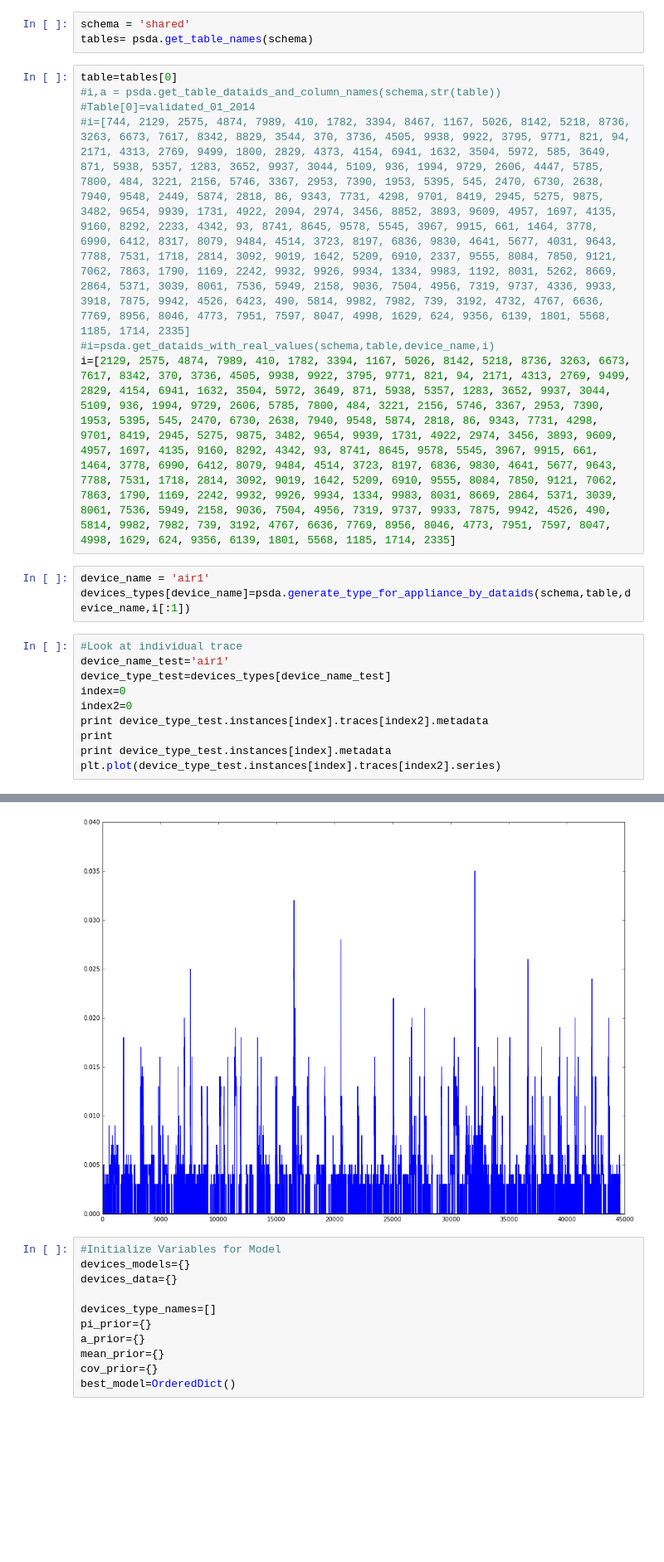
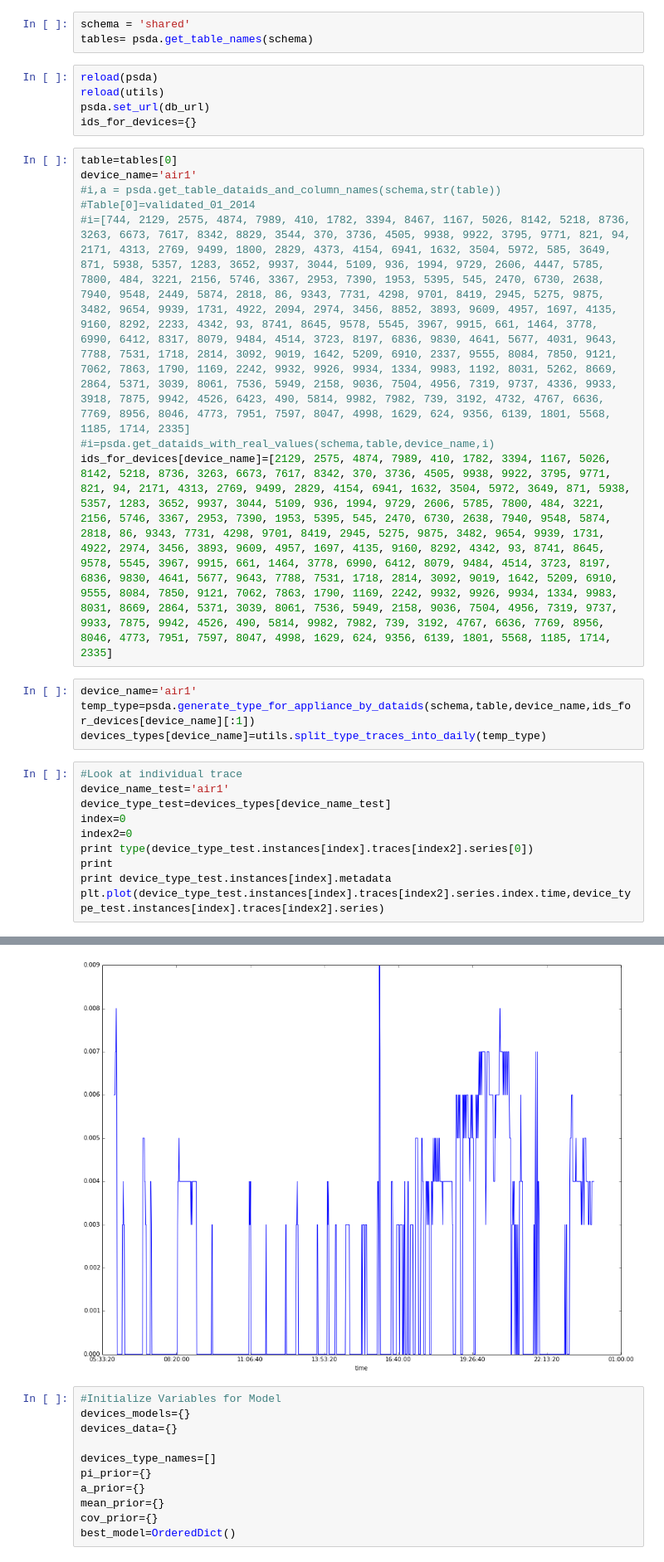
Before and after one commit to dssg/wikienergy, a Jupyter notebook: proto/FHMM/FHMM_Pecan_Street.ipynb, the cells around one changed output, grey strips where cells are left out. Shown: that part at 83% size. Saved outputs shown, nothing was run; the diff lists cells and outputs as text; blank space fills up the shorter version.

Commit message:
changed utils
Former-commit-id: a23ff81d97936953ad68ea25ef725251367cbcf7
Former-commit-id: 2041e68038db2c919caa7584c44b484377a47ad3
Former-commit-id: 34f6073232b7c23dcca77b09b1039863c5cff56c

```diff
--- a/proto/FHMM/FHMM_Pecan_Street.ipynb
+++ b/proto/FHMM/FHMM_Pecan_Street.ipynb
@@ -243,24 +242,31 @@ psda.set_url(db_url)
 # %%
 schema = 'shared'
 tables= psda.get_table_names(schema)
+# %%
+reload(psda)
+reload(utils)
+psda.set_url(db_url)
+ids_for_devices={}
 # %%
 table=tables[0]
+device_name='air1'
 #i,a = psda.get_table_dataids_and_column_names(schema,str(table))
 #Table[0]=validated_01_2014
 #i=[744, 2129, 2575, 4874, 7989, 410, 1782, 3394, 8467, 1167, 5026, 8142, 5218, 8736, 3263, 6673, 7617, 8342, 8829, 3544, 370, 3736, 4505, 9938, 9922, 3795, 9771, 821, 94, 2171, 4313, 2769, 9499, 1800, 2829, 4373, 4154, 6941, 1632, 3504, 5972, 585, 3649, 871, 5938, 5357, 1283, 3652, 9937, 3044, 5109, 936, 1994, 9729, 2606, 4447, 5785, 7800, 484, 3221, 2156, 5746, 3367, 2953, 7390, 1953, 5395, 545, 2470, 6730, 2638, 7940, 9548, 2449, 5874, 2818, 86, 9343, 7731, 4298, 9701, 8419, 2945, 5275, 9875, 3482, 9654, 9939, 1731, 4922, 2094, 2974, 3456, 8852, 3893, 9609, 4957, 1697, 4135, 9160, 8292, 2233, 4342, 93, 8741, 8645, 9578, 5545, 3967, 9915, 661, 1464, 3778, 6990, 6412, 8317, 8079, 9484, 4514, 3723, 8197, 6836, 9830, 4641, 5677, 4031, 9643, 7788, 7531, 1718, 2814, 3092, 9019, 1642, 5209, 6910, 2337, 9555, 8084, 7850, 9121, 7062, 7863, 1790, 1169, 2242, 9932, 9926, 9934, 1334, 9983, 1192, 8031, 5262, 8669, 2864, 5371, 3039, 8061, 7536, 5949, 2158, 9036, 7504, 4956, 7319, 9737, 4336, 9933, 3918, 7875, 9942, 4526, 6423, 490, 5814, 9982, 7982, 739, 3192, 4732, 4767, 6636, 7769, 8956, 8046, 4773, 7951, 7597, 8047, 4998, 1629, 624, 9356, 6139, 1801, 5568, 1185, 1714, 2335]
 #i=psda.get_dataids_with_real_values(schema,table,device_name,i)
-i=[2129, 2575, 4874, 7989, 410, 1782, 3394, 1167, 5026, 8142, 5218, 8736, 3263, 6673, 7617, 8342, 370, 3736, 4505, 9938, 9922, 3795, 9771, 821, 94, 2171, 4313, 2769, 9499, 2829, 4154, 6941, 1632, 3504, 5972, 3649, 871, 5938, 5357, 1283, 3652, 9937, 3044, 5109, 936, 1994, 9729, 2606, 5785, 7800, 484, 3221, 2156, 5746, 3367, 2953, 7390, 1953, 5395, 545, 2470, 6730, 2638, 7940, 9548, 5874, 2818, 86, 9343, 7731, 4298, 9701, 8419, 2945, 5275, 9875, 3482, 9654, 9939, 1731, 4922, 2974, 3456, 3893, 9609, 4957, 1697, 4135, 9160, 8292, 4342, 93, 8741, 8645, 9578, 5545, 3967, 9915, 661, 1464, 3778, 6990, 6412, 8079, 9484, 4514, 3723, 8197, 6836, 9830, 4641, 5677, 9643, 7788, 7531, 1718, 2814, 3092, 9019, 1642, 5209, 6910, 9555, 8084, 7850, 9121, 7062, 7863, 1790, 1169, 2242, 9932, 9926, 9934, 1334, 9983, 8031, 8669, 2864, 5371, 3039, 8061, 7536, 5949, 2158, 9036, 7504, 4956, 7319, 9737, 9933, 7875, 9942, 4526, 490, 5814, 9982, 7982, 739, 3192, 4767, 6636, 7769, 8956, 8046, 4773, 7951, 7597, 8047, 4998, 1629, 624, 9356, 6139, 1801, 5568, 1185, 1714, 2335]
+ids_for_devices[device_name]=[2129, 2575, 4874, 7989, 410, 1782, 3394, 1167, 5026, 8142, 5218, 8736, 3263, 6673, 7617, 8342, 370, 3736, 4505, 9938, 9922, 3795, 9771, 821, 94, 2171, 4313, 2769, 9499, 2829, 4154, 6941, 1632, 3504, 5972, 3649, 871, 5938, 5357, 1283, 3652, 9937, 3044, 5109, 936, 1994, 9729, 2606, 5785, 7800, 484, 3221, 2156, 5746, 3367, 2953, 7390, 1953, 5395, 545, 2470, 6730, 2638, 7940, 9548, 5874, 2818, 86, 9343, 7731, 4298, 9701, 8419, 2945, 5275, 9875, 3482, 9654, 9939, 1731, 4922, 2974, 3456, 3893, 9609, 4957, 1697, 4135, 9160, 8292, 4342, 93, 8741, 8645, 9578, 5545, 3967, 9915, 661, 1464, 3778, 6990, 6412, 8079, 9484, 4514, 3723, 8197, 6836, 9830, 4641, 5677, 9643, 7788, 7531, 1718, 2814, 3092, 9019, 1642, 5209, 6910, 9555, 8084, 7850, 9121, 7062, 7863, 1790, 1169, 2242, 9932, 9926, 9934, 1334, 9983, 8031, 8669, 2864, 5371, 3039, 8061, 7536, 5949, 2158, 9036, 7504, 4956, 7319, 9737, 9933, 7875, 9942, 4526, 490, 5814, 9982, 7982, 739, 3192, 4767, 6636, 7769, 8956, 8046, 4773, 7951, 7597, 8047, 4998, 1629, 624, 9356, 6139, 1801, 5568, 1185, 1714, 2335]
 # %%
-device_name = 'air1'
-devices_types[device_name]=psda.generate_type_for_appliance_by_dataids(schema,table,device_name,i[:1])
+device_name='air1'
+temp_type=psda.generate_type_for_appliance_by_dataids(schema,table,device_name,ids_for_devices[device_name][:1])
+devices_types[device_name]=utils.split_type_traces_into_daily(temp_type)
 # %%
 #Look at individual trace
 device_name_test='air1'
 device_type_test=devices_types[device_name_test]
 index=0
 index2=0
-print device_type_test.instances[index].traces[index2].metadata
+print type(device_type_test.instances[index].traces[index2].series[0])
 print
 print device_type_test.instances[index].metadata
-plt.plot(device_type_test.instances[index].traces[index2].series)
+plt.plot(device_type_test.instances[index].traces[index2].series.index.time,device_type_test.instances[index].traces[index2].series)
 # %% [output]
@@ -270,5 +278,5 @@ plt.plot(device_type_test.instances[index].traces[index2].series)
 [<matplotlib.lines.Line2D at 0x...>]
-[figure, old version]
+[figure, new version]
 # %%
 #Initialize Variables for Model
 devices_models={}
```
Also changed, not shown: parts of 5 cells of this notebook, 4 other files.
